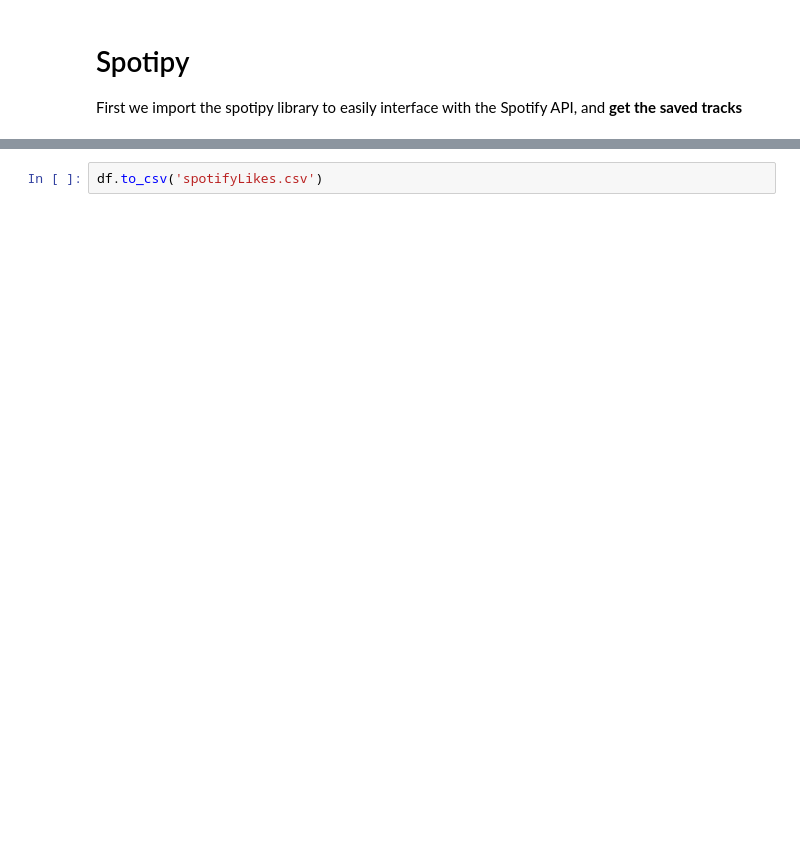
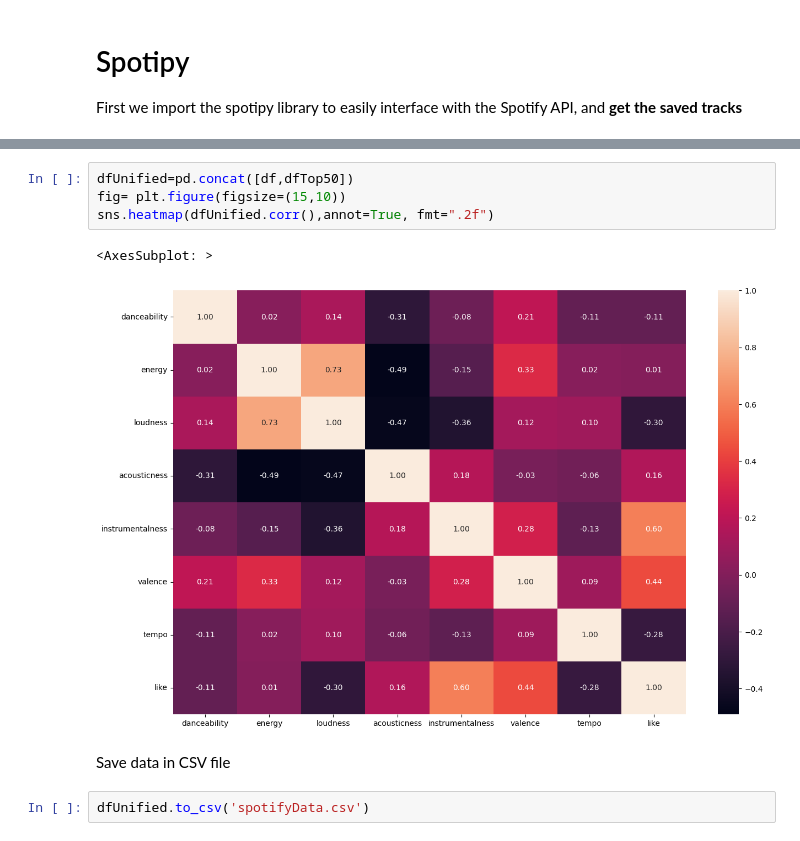
Before and after one commit to danielenapo/Bayesify, a Jupyter notebook: spotipy.ipynb, the cells around one changed output, grey strips where cells are left out. Saved outputs shown, nothing was run; the diff lists cells and outputs as text; blank space fills up the shorter version.

```diff
--- a/spotipy.ipynb
+++ b/spotipy.ipynb
@@ -80,2 +120,11 @@ save as csv file
+# %%
+dfUnified=pd.concat([df,dfTop50])
+fig= plt.figure(figsize=(15,10))
+sns.heatmap(dfUnified.corr(),annot=True, fmt=".2f")
+# %% [output]
+<AxesSubplot: >
+[figure, added]
+# %% [markdown]
+Save data in CSV file
 # %%
-df.to_csv('spotifyLikes.csv')
+dfUnified.to_csv('spotifyData.csv')
```
Also changed, not shown: parts of 14 cells of this notebook, 3 other files.
